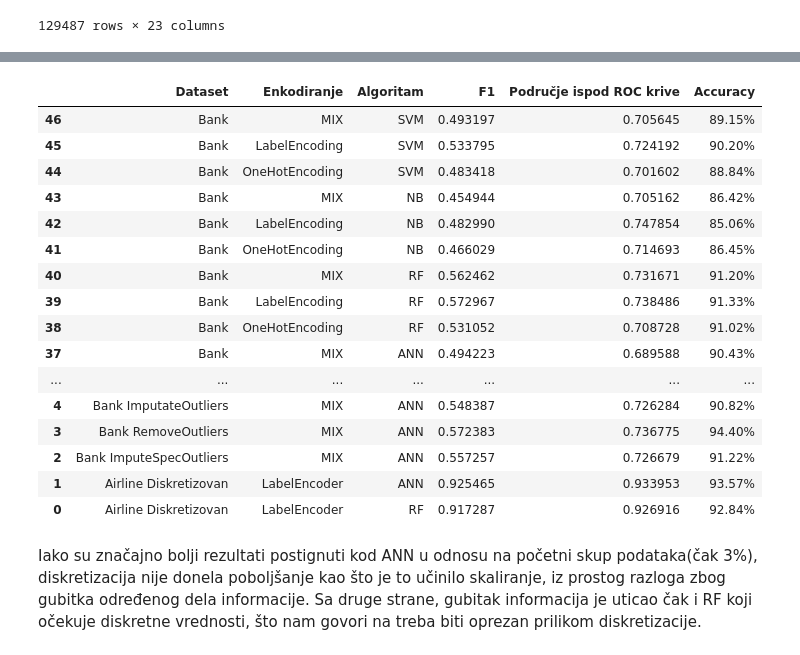
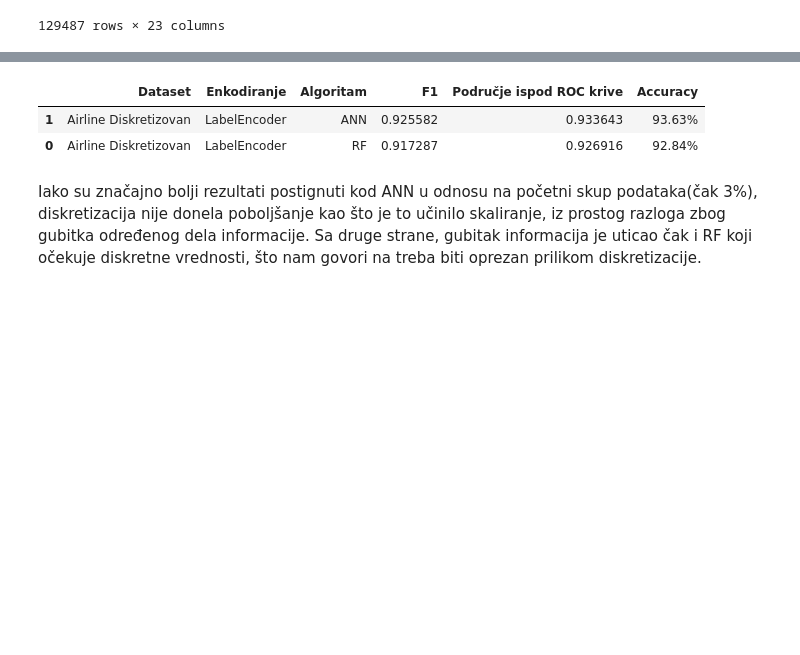
Before and after one commit to ratep99/data-transformation, a Jupyter notebook: Transformacija podataka - Prakticni deo.ipynb, the cells around one changed output, grey strips where cells are left out. Drawn from its saved outputs; the diff is of its cells as text; code cells hidden in the pictures; blank space fills up the shorter version.

```diff
--- a/Transformacija podataka - Prakticni deo.ipynb
+++ b/Transformacija podataka - Prakticni deo.ipynb
@@ -1522,24 +1465,10 @@ Epoch 29/1000
 # %%
 random_forest(discrete_airline_dataset_encoded,'satisfaction',"Airline Diskretizovan","LabelEncoder",testingDataframe)
 # %%
-testingDataframe
+testingDataframe.tail(2)
 # %% [output]
 |  | Dataset | Enkodiranje | Algoritam | F1 | Područje ispod ROC krive | Accuracy |
-| 46 | Bank | MIX | SVM | 0.493197 | 0.705645 | 89.15% |
-| 45 | Bank | LabelEncoding | SVM | 0.533795 | 0.724192 | 90.20% |
-| 44 | Bank | OneHotEncoding | SVM | 0.483418 | 0.701602 | 88.84% |
-| 43 | Bank | MIX | NB | 0.454944 | 0.705162 | 86.42% |
-| 42 | Bank | LabelEncoding | NB | 0.482990 | 0.747854 | 85.06% |
-| 41 | Bank | OneHotEncoding | NB | 0.466029 | 0.714693 | 86.45% |
-| 40 | Bank | MIX | RF | 0.562462 | 0.731671 | 91.20% |
-| 39 | Bank | LabelEncoding | RF | 0.572967 | 0.738486 | 91.33% |
-| 38 | Bank | OneHotEncoding | RF | 0.531052 | 0.708728 | 91.02% |
-| 37 | Bank | MIX | ANN | 0.494223 | 0.689588 | 90.43% |
-| ... | ... | ... | ... | ... | ... | ... |
-| 4 | Bank ImputateOutliers | MIX | ANN | 0.548387 | 0.726284 | 90.82% |
-| 3 | Bank RemoveOutliers | MIX | ANN | 0.572383 | 0.736775 | 94.40% |
-| 2 | Bank ImputeSpecOutliers | MIX | ANN | 0.557257 | 0.726679 | 91.22% |
-| 1 | Airline Diskretizovan | LabelEncoder | ANN | 0.925465 | 0.933953 | 93.57% |
+| 1 | Airline Diskretizovan | LabelEncoder | ANN | 0.925582 | 0.933643 | 93.63% |
 | 0 | Airline Diskretizovan | LabelEncoder | RF | 0.917287 | 0.926916 | 92.84% |
 # %% [markdown]
 Iako su značajno bolji rezultati postignuti kod ANN u odnosu na početni skup podataka(čak 3%), diskretizacija nije donela poboljšanje kao što je to učinilo skaliranje, iz prostog razloga zbog gubitka određenog dela informacije. Sa druge strane, gubitak informacija je uticao čak i RF koji očekuje diskretne vrednosti, što nam govori na treba biti oprezan prilikom diskretizacije.
```
Also changed, not shown: parts of 44 cells of this notebook.
